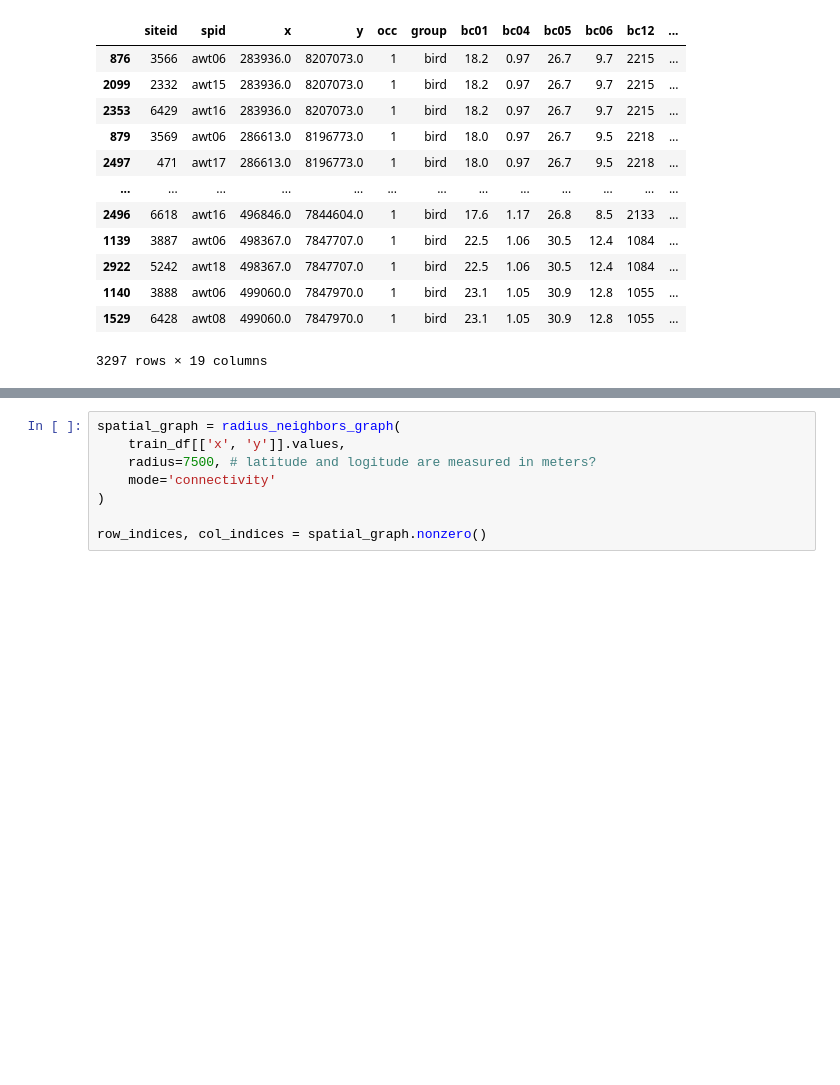
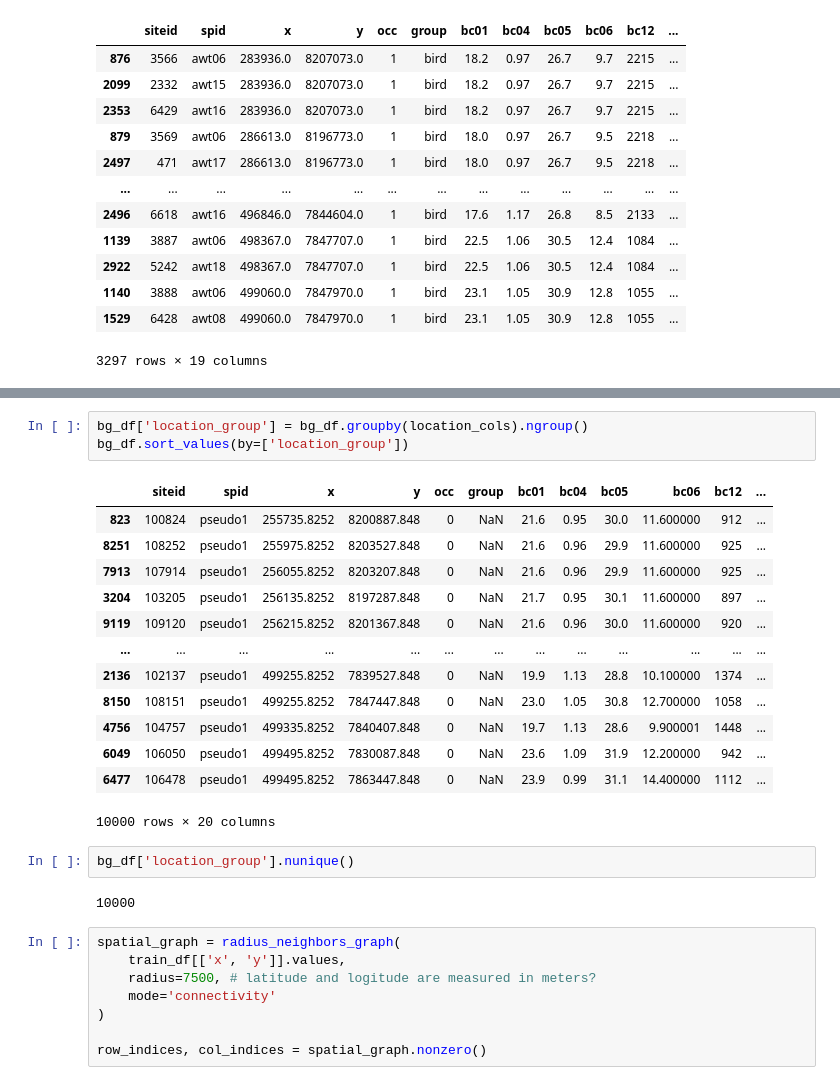
Before and after one commit to Chdlopezes/gnn-smd, a Jupyter notebook: explore_data.ipynb, the cells around one changed output, grey strips where cells are left out. Saved outputs shown, nothing was run; the diff lists cells and outputs as text; blank space fills up the shorter version.

```diff
--- a/explore_data.ipynb
+++ b/explore_data.ipynb
@@ -56,3 +55,24 @@ env_cols = ['occ', 'bc01', 'bc04', 'bc05', 'bc06', 'bc12', 'bc15', 'bc17', 'bc20
+# %%
+bg_df['location_group'] = bg_df.groupby(location_cols).ngroup()
+bg_df.sort_values(by=['location_group'])
+# %% [output]
+|  | siteid | spid | x | y | occ | group | bc01 | bc04 | bc05 | bc06 | bc12 | ... |
+| 823 | 100824 | pseudo1 | 255735.8252 | 8200887.848 | 0 | NaN | 21.6 | 0.95 | 30.0 | 11.600000 | 912 | ... |
+| 8251 | 108252 | pseudo1 | 255975.8252 | 8203527.848 | 0 | NaN | 21.6 | 0.96 | 29.9 | 11.600000 | 925 | ... |
+| 7913 | 107914 | pseudo1 | 256055.8252 | 8203207.848 | 0 | NaN | 21.6 | 0.96 | 29.9 | 11.600000 | 925 | ... |
+| 3204 | 103205 | pseudo1 | 256135.8252 | 8197287.848 | 0 | NaN | 21.7 | 0.95 | 30.1 | 11.600000 | 897 | ... |
+| 9119 | 109120 | pseudo1 | 256215.8252 | 8201367.848 | 0 | NaN | 21.6 | 0.96 | 30.0 | 11.600000 | 920 | ... |
+| ... | ... | ... | ... | ... | ... | ... | ... | ... | ... | ... | ... | ... |
+| 2136 | 102137 | pseudo1 | 499255.8252 | 7839527.848 | 0 | NaN | 19.9 | 1.13 | 28.8 | 10.100000 | 1374 | ... |
+| 8150 | 108151 | pseudo1 | 499255.8252 | 7847447.848 | 0 | NaN | 23.0 | 1.05 | 30.8 | 12.700000 | 1058 | ... |
+| 4756 | 104757 | pseudo1 | 499335.8252 | 7840407.848 | 0 | NaN | 19.7 | 1.13 | 28.6 | 9.900001 | 1448 | ... |
+| 6049 | 106050 | pseudo1 | 499495.8252 | 7830087.848 | 0 | NaN | 23.6 | 1.09 | 31.9 | 12.200000 | 942 | ... |
+| 6477 | 106478 | pseudo1 | 499495.8252 | 7863447.848 | 0 | NaN | 23.9 | 0.99 | 31.1 | 14.400000 | 1112 | ... |
+10000 rows × 20 columns
+# %%
+bg_df['location_group'].nunique()
+# %% [output]
+10000
 # %%
 spatial_graph = radius_neighbors_graph(
     train_df[['x', 'y']].values,
```
Also changed, not shown: parts of 1 cell of this notebook, 1 other file.
